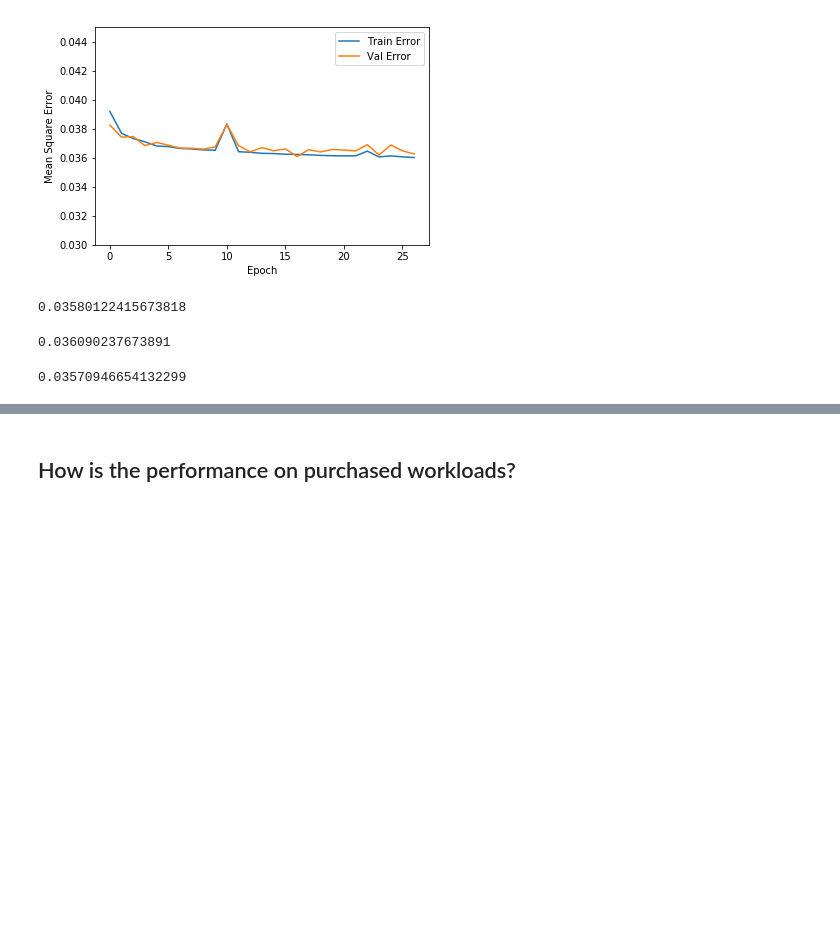
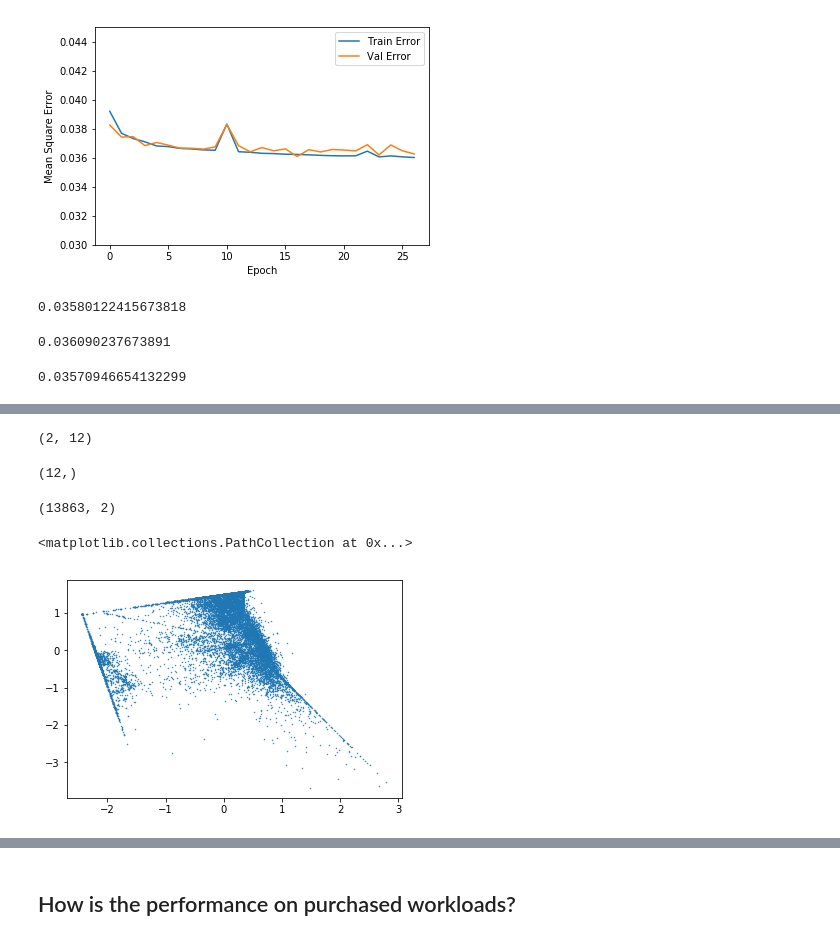
Before and after one commit to chenchenpan/MS-intern-project, a Jupyter notebook: load-2hs-last2ndlayer-cluster-model.ipynb, the cells around one changed output, grey strips where cells are left out. Drawn from its saved outputs; the diff is of its cells as text; code cells hidden in the pictures; blank space fills up the shorter version.

Commit message:
Update plots.

```diff
--- a/load-2hs-last2ndlayer-cluster-model.ipynb
+++ b/load-2hs-last2ndlayer-cluster-model.ipynb
@@ -20,7 +20,7 @@ pd.set_option('display.max_columns', None)
 pd.set_option('display.max_rows', None)
 pd.set_option('display.max_colwidth', 100)
 # %%
-experi = pd.read_csv('results_clip_cluster_0/NN_experiments_with_1.0data.csv')
+experi = pd.read_csv('results_clip_cluster_linearTransformation/NN_experiments_with_1.0data.csv')
 # %%
 experi
 # %% [output]
@@ -142,0 +193,30 @@ np.sqrt(test_mse)
+# %%
+output_weights = loaded_model.get_weights()[-2]
+output_weights.shape
+# %% [output]
+(2, 12)
+# %%
+output_bias = loaded_model.get_weights()[-1]
+output_bias.shape
+# %% [output]
+(12,)
+# %%
+model = loaded_model
+last2nd_layer_index = hyp_params['n_fc_layers']+1
+last2nd_layer_model = Model(inputs=model.input,
+                                 outputs=model.get_layer(index=last2nd_layer_index).output)
+
+last2nd_layer_output = last2nd_layer_model.predict(Xdev)
+
+last2nd_layer_output.shape
+# %% [output]
+(13863, 2)
+# %%
+plt.figure()
+plt.scatter(x=last2nd_layer_output[:,0], y=last2nd_layer_output[:,1], s=0.2)
+# plt.axis('off')
+# plt.xticks([])
+# plt.yticks([])
+# %% [output]
+<matplotlib.collections.PathCollection at 0x...>
+[figure, added]
```
Also changed, not shown: parts of 124 cells of this notebook, 28 other files.
